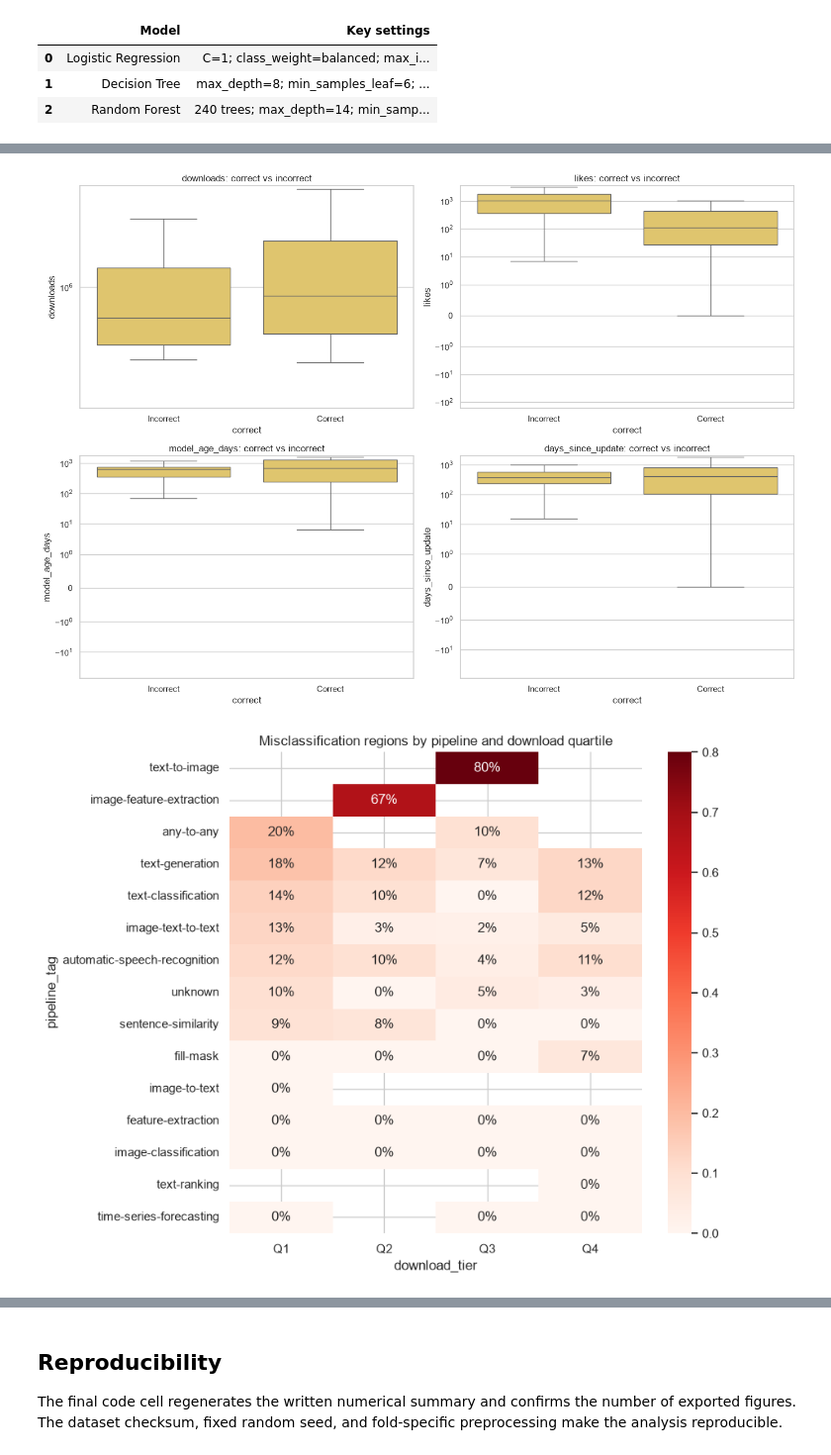
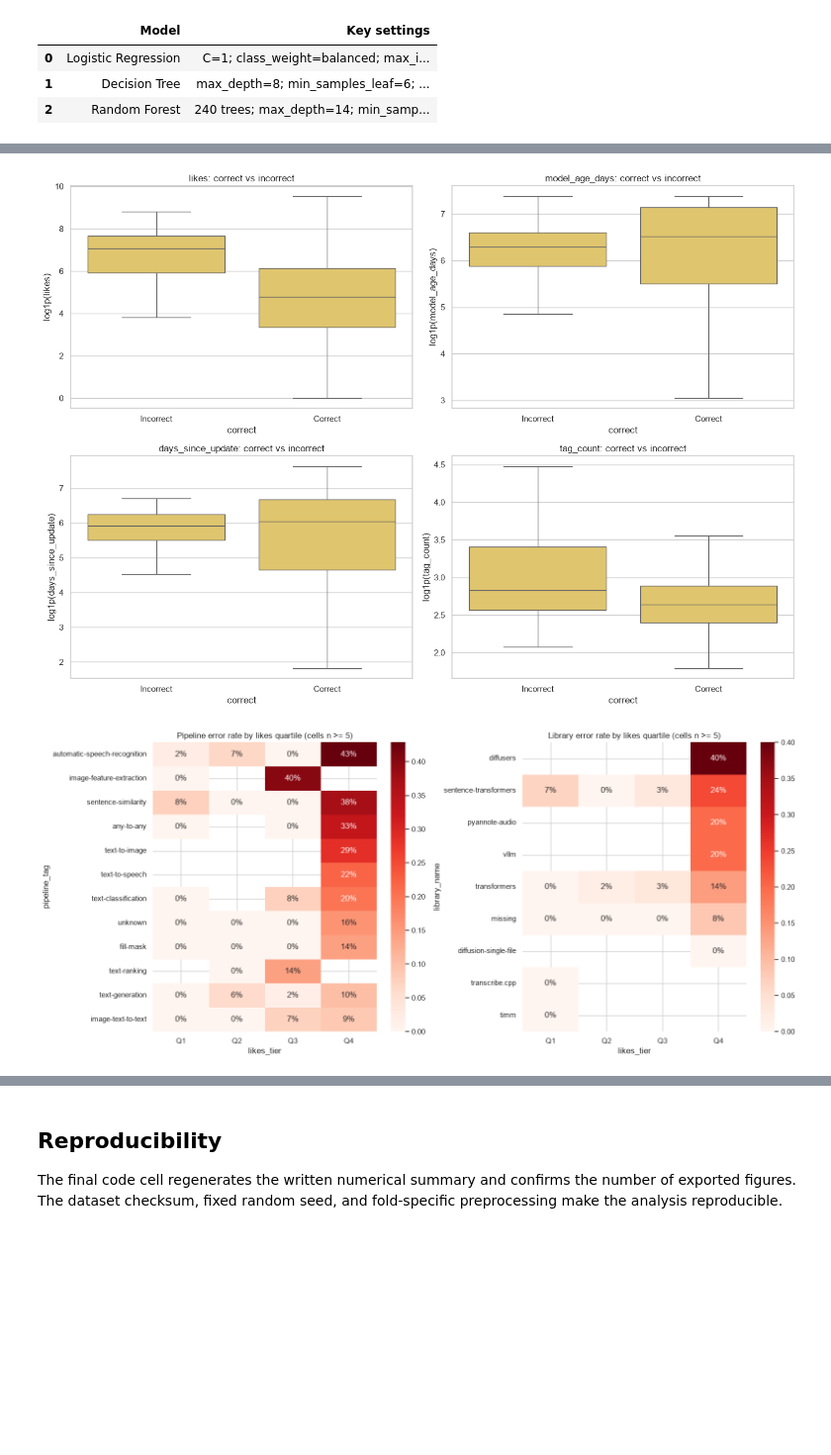
Before and after one commit to tedir1995-beep/hit-data-science-hw2, a Jupyter notebook: notebooks/huggingface_models_error_analysis.ipynb, the cells around one changed output, grey strips where cells are left out. Shown at 99% size. Cells and saved outputs as stored; diff of their text form; code cells hidden in the pictures; blank space fills up the shorter version.

Commit message:
Strengthen Homework 2 error analysis

```diff
--- a/notebooks/huggingface_models_error_analysis.ipynb
+++ b/notebooks/huggingface_models_error_analysis.ipynb
@@ -171,7 +175,7 @@ reg_numeric = ["likes", "model_age_days", "days_since_update", "tag_count"]
 reg_categorical = ["pipeline_tag", "library_name", "gated_status"]
 reg_features = reg_numeric + reg_categorical
 
-clf_numeric = ["downloads", "likes", "model_age_days", "days_since_update", "tag_count"]
+clf_numeric = ["likes", "model_age_days", "days_since_update", "tag_count"]
 clf_categorical = ["pipeline_tag", "library_name"]
 clf_features = clf_numeric + clf_categorical
 
@@ -749,7 +854,7 @@ cm = confusion_matrix(y_clf, selected_pred)
 tn, fp, fn, tp = cm.ravel()
 fig, ax = plt.subplots(figsize=(6.5, 5.5))
 ConfusionMatrixDisplay(cm, display_labels=["Not gated", "Gated"]).plot(ax=ax, cmap="Blues", colorbar=False)
-ax.set_title(f"{preferred_clf_name} confusion matrix\nthreshold = {selected_threshold:.1f}")
+ax.set_title(f"{preferred_clf_name} confusion matrix\nnested threshold selection")
 fig.tight_layout()
 fig.savefig(FIGURE_DIR / "08_confusion_matrix.png", dpi=180, bbox_inches="tight")
 plt.show()
@@ -760,6 +865,6 @@ display(Markdown(f'''
 - True negatives: **{tn}**; false positives: **{fp}**; false negatives: **{fn}**; true positives: **{tp}**.
 - **Most critical error:** false negatives. They label a restricted model as unrestricted, which can break an automated download or deployment workflow and create avoidable access failures.
 - False positives create unnecessary caution or manual review, but they do not incorrectly promise access.
-- The selected threshold is {selected_threshold:.1f}, chosen only from out-of-fold predictions by maximum F2. This makes the operating rule explicit and reproducible.
+- Each outer fold uses a threshold selected only from its inner training folds. The selected thresholds were {outer_thresholds['Inner-selected threshold'].tolist()}, so the confusion matrix evaluates the threshold-selection procedure without reusing validation outcomes.
 '''))
 # %% [output]
@@ -809,32 +931,41 @@ high_confidence_errors[["id", "pipeline_tag", "library_name", "actual", "predict
 # %%
 fig, axes = plt.subplots(2, 2, figsize=(14, 10))
-for ax, feature in zip(axes.ravel(), ["downloads", "likes", "model_age_days", "days_since_update"]):
-    sns.boxplot(data=clf_errors, x="correct", y=feature, showfliers=False, ax=ax, color="#F2CF5B")
+for ax, feature in zip(axes.ravel(), clf_numeric):
+    plot_column = f"log1p_{feature}"
+    plot_frame = clf_errors.assign(**{plot_column: np.log1p(clf_errors[feature].clip(lower=0))})
+    sns.boxplot(data=plot_frame, x="correct", y=plot_column, showfliers=False, ax=ax, color="#F2CF5B")
     ax.set_xticks([0, 1], labels=["Incorrect", "Correct"])
-    ax.set_yscale("symlog", linthresh=1)
+    ax.set_ylabel(f"log1p({feature})")
     ax.set_title(f"{feature}: correct vs incorrect")
 fig.tight_layout()
 fig.savefig(FIGURE_DIR / "10_classification_error_features.png", dpi=180, bbox_inches="tight")
 plt.show()
 
-region_error = (
-    clf_errors.assign(download_tier=pd.qcut(clf_errors["downloads"], q=4, labels=["Q1", "Q2", "Q3", "Q4"]))
-    .groupby(["pipeline_tag", "download_tier"], observed=True)
-    .agg(models=("id", "size"), error_rate=("correct", lambda s: 1 - s.mean()))
-    .reset_index()
+region_base = clf_errors.assign(
+    likes_tier=pd.qcut(clf_errors["likes"], q=4, labels=["Q1", "Q2", "Q3", "Q4"], duplicates="drop")
 )
-region_error = region_error.loc[region_error["models"].ge(5)]
-pivot_error = region_error.pivot(index="pipeline_tag", columns="download_tier", values="error_rate")
-pivot_error = pivot_error.loc[pivot_error.max(axis=1).sort_values(ascending=False).head(15).index]
-fig, ax = plt.subplots(figsize=(9, 7))
-sns.heatmap(pivot_error, annot=True, fmt=".0%", cmap="Reds", vmin=0, vmax=max(.25, np.nanmax(pivot_error.to_numpy())), ax=ax)
-ax.set_title("Misclassification regions by pipeline and download quartile")
+fig, axes = plt.subplots(1, 2, figsize=(16, 7))
+for ax, category, title in [
+    (axes[0], "pipeline_tag", "Pipeline"),
+    (axes[1], "library_name", "Library"),
+]:
+    region_error = (
+        region_base.groupby([category, "likes_tier"], observed=True)
+        .agg(models=("id", "size"), error_rate=("correct", lambda s: 1 - s.mean()))
+        .reset_index()
+    )
+    region_error = region_error.loc[region_error["models"].ge(5)]
+    pivot_error = region_error.pivot(index=category, columns="likes_tier", values="error_rate")
+    pivot_error = pivot_error.loc[pivot_error.max(axis=1).sort_values(ascending=False).head(12).index]
+    vmax = max(.25, np.nanmax(pivot_error.to_numpy()))
+    sns.heatmap(pivot_error, annot=True, fmt=".0%", cmap="Reds", vmin=0, vmax=vmax, ax=ax)
+    ax.set_title(f"{title} error rate by likes quartile (cells n >= 5)")
 fig.tight_layout()
 fig.savefig(FIGURE_DIR / "11_classification_error_regions.png", dpi=180, bbox_inches="tight")
 plt.show()
 # %% [output]
-[figure, old version]
+[figure, new version]
-[figure, old version]
+[figure, new version]
 # %%
 fig, ax = plt.subplots(figsize=(10, 6))
 for metric, color in [("Precision", "#4C78A8"), ("Recall", "#E45756"), ("F1", "#54A24B"), ("MCC", "#B279A2")]:
```
Also changed, not shown: parts of 25 cells of this notebook, 15 other files.
